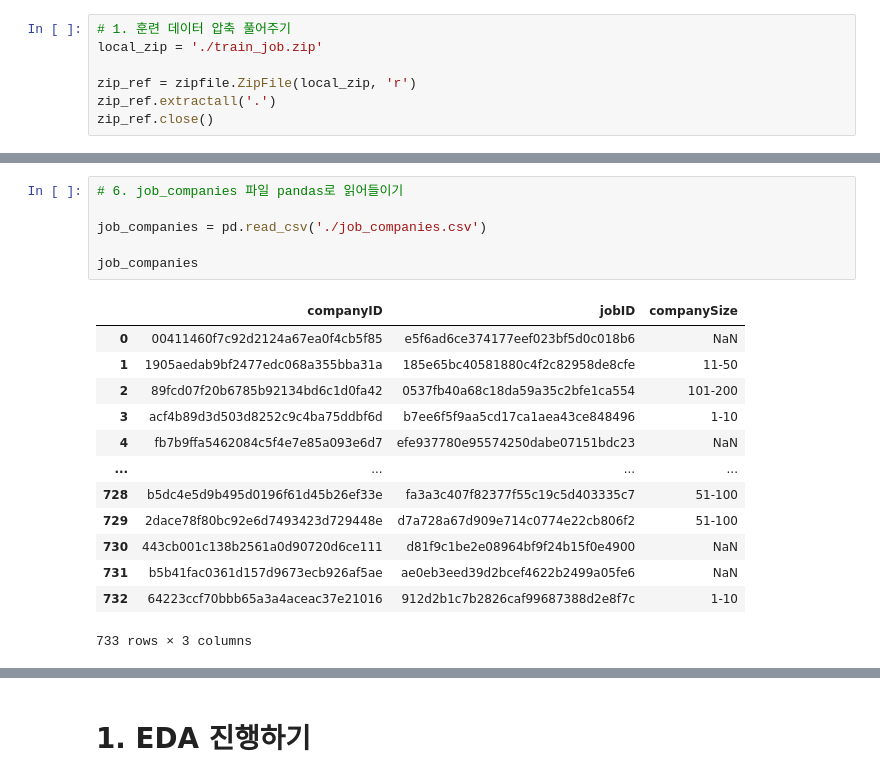
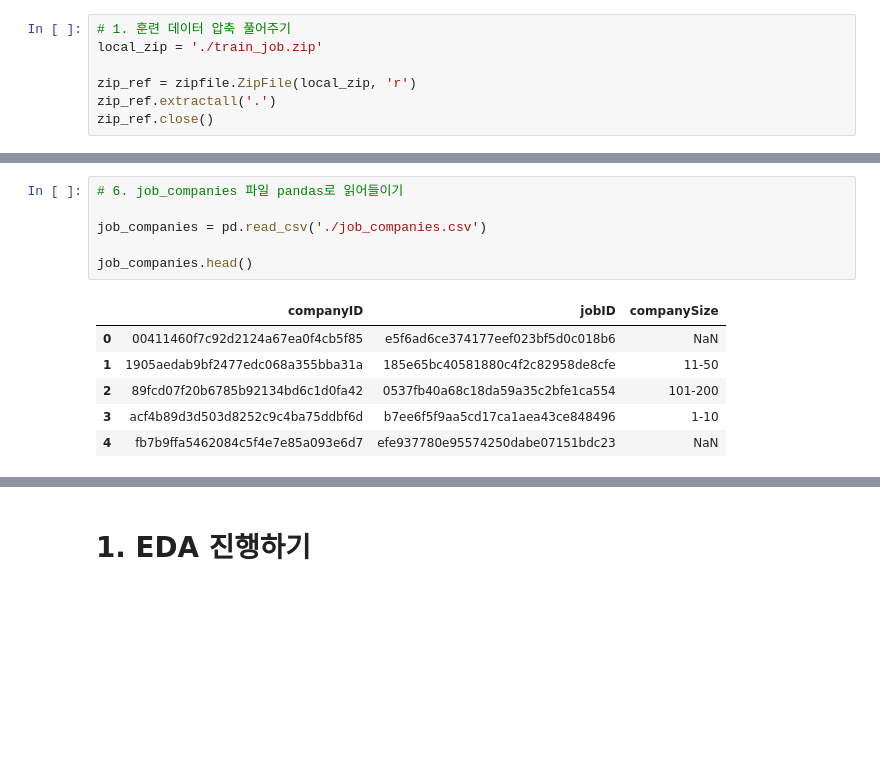
Before and after one commit to RyanKor/dev-match-recommendation, a Jupyter notebook: recommendation_system.ipynb, the cells around one changed output, grey strips where cells are left out. Saved outputs shown, nothing was run; the diff lists cells and outputs as text; blank space fills up the shorter version.

```diff
--- a/recommendation_system.ipynb
+++ b/recommendation_system.ipynb
@@ -221,23 +195,16 @@ tags
 # %%
 # 6. job_companies 파일 pandas로 읽어들이기
 
 job_companies = pd.read_csv('./job_companies.csv')
 
-job_companies
+job_companies.head()
 # %% [output]
 |  | companyID | jobID | companySize |
 | 0 | 00411460f7c92d2124a67ea0f4cb5f85 | e5f6ad6ce374177eef023bf5d0c018b6 | NaN |
 | 1 | 1905aedab9bf2477edc068a355bba31a | 185e65bc40581880c4f2c82958de8cfe | 11-50 |
 | 2 | 89fcd07f20b6785b92134bd6c1d0fa42 | 0537fb40a68c18da59a35c2bfe1ca554 | 101-200 |
 | 3 | acf4b89d3d503d8252c9c4ba75ddbf6d | b7ee6f5f9aa5cd17ca1aea43ce848496 | 1-10 |
 | 4 | fb7b9ffa5462084c5f4e7e85a093e6d7 | efe937780e95574250dabe07151bdc23 | NaN |
-| ... | ... | ... | ... |
-| 728 | b5dc4e5d9b495d0196f61d45b26ef33e | fa3a3c407f82377f55c19c5d403335c7 | 51-100 |
-| 729 | 2dace78f80bc92e6d7493423d729448e | d7a728a67d909e714c0774e22cb806f2 | 51-100 |
-| 730 | 443cb001c138b2561a0d90720d6ce111 | d81f9c1be2e08964bf9f24b15f0e4900 | NaN |
-| 731 | b5b41fac0361d157d9673ecb926af5ae | ae0eb3eed39d2bcef4622b2499a05fe6 | NaN |
-| 732 | 64223ccf70bbb65a3a4aceac37e21016 | 912d2b1c7b2826caf99687388d2e8f7c | 1-10 |
-733 rows × 3 columns
 # %%
 # 7. test 파일 pandas로 읽어들이기
 
```
Also changed, not shown: parts of 46 cells of this notebook.
